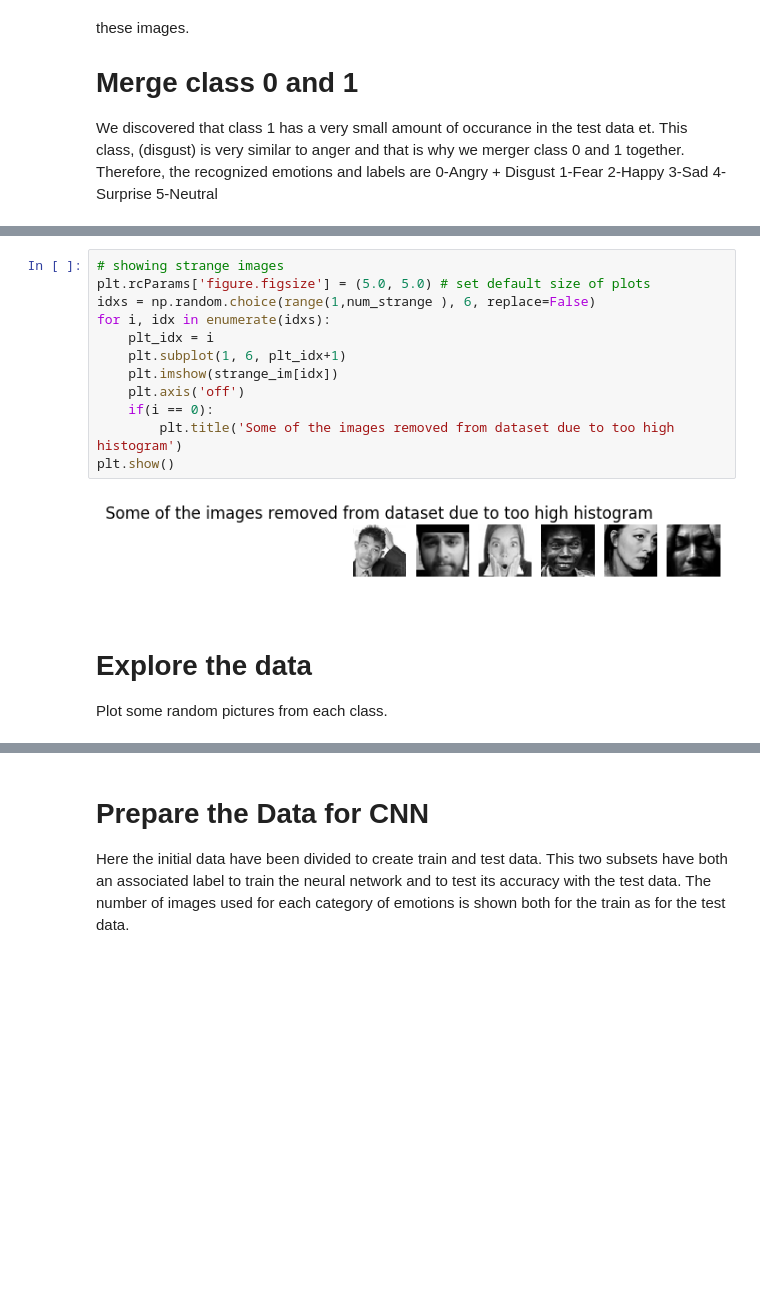
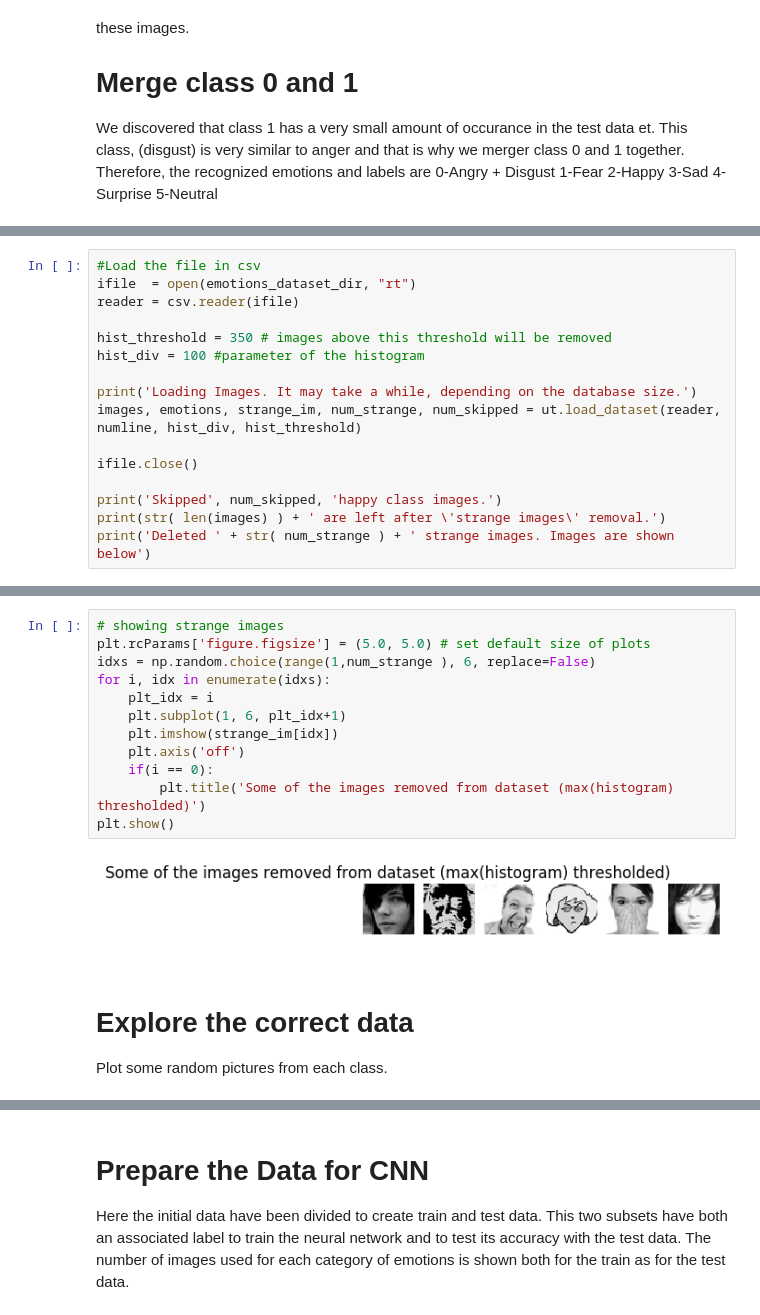
Before and after one commit to patryk-oleniuk/emotion_recognition, a Jupyter notebook: main_emotion_recognition_Patryk.ipynb, the cells around one changed output, grey strips where cells are left out. Drawn from its saved outputs; the diff is of its cells as text; blank space fills up the shorter version.

```diff
--- a/main_emotion_recognition_Patryk.ipynb
+++ b/main_emotion_recognition_Patryk.ipynb
@@ -159,0 +80,16 @@ Deleted 1695 strange images. Images are shown below
+# %%
+#Load the file in csv
+ifile  = open(emotions_dataset_dir, "rt")
+reader = csv.reader(ifile)
+
+hist_threshold = 350 # images above this threshold will be removed
+hist_div = 100 #parameter of the histogram
+
+print('Loading Images. It may take a while, depending on the database size.')
+images, emotions, strange_im, num_strange, num_skipped = ut.load_dataset(reader, numline, hist_div, hist_threshold)
+
+ifile.close()
+
+print('Skipped', num_skipped, 'happy class images.')
+print(str( len(images) ) + ' are left after \'strange images\' removal.')
+print('Deleted ' + str( num_strange ) + ' strange images. Images are shown below')
@@ -160,19 +115,19 @@ Deleted 1695 strange images. Images are shown below
 # %%
 # showing strange images
 plt.rcParams['figure.figsize'] = (5.0, 5.0) # set default size of plots
 idxs = np.random.choice(range(1,num_strange ), 6, replace=False)
 for i, idx in enumerate(idxs):
     plt_idx = i
     plt.subplot(1, 6, plt_idx+1)
     plt.imshow(strange_im[idx])
     plt.axis('off')
     if(i == 0):
-        plt.title('Some of the images removed from dataset due to too high histogram')
+        plt.title('Some of the images removed from dataset (max(histogram) thresholded)')
 plt.show()
 # %% [output]
-[figure, old version]
+[figure, new version]
 # %% [markdown]
-# Explore the data
+# Explore the correct data
 Plot some random pictures from each class.
 # %%
 classes = [0,1,2,3,4,5]
```
Also changed, not shown: parts of 14 cells of this notebook, 1 other file.
